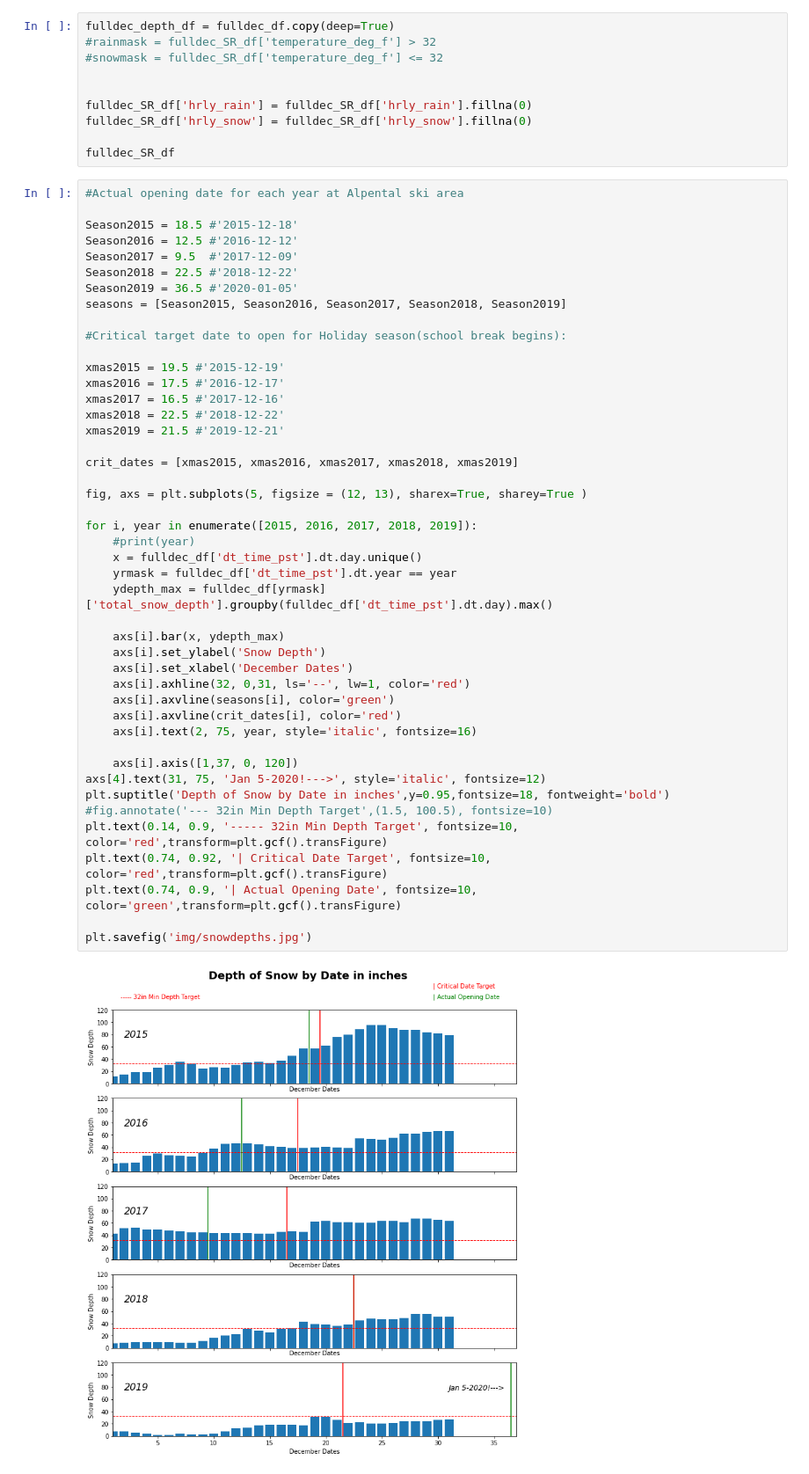
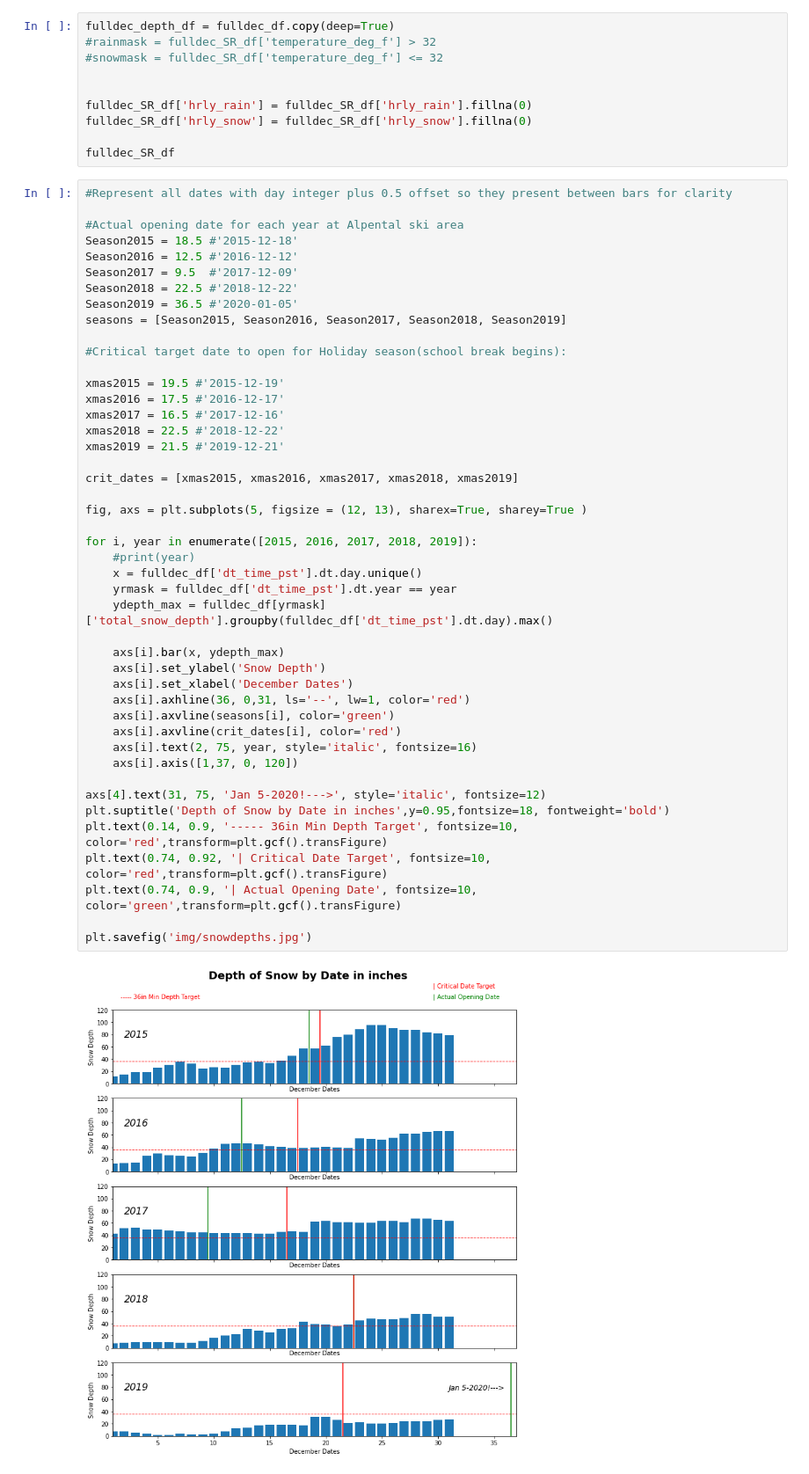
Before and after one commit to mryman/December-Ski-Conditions, a Jupyter notebook: NWAC_data.ipynb, the cells around one changed output. Shown at 88% size. Cells and saved outputs as stored; diff of their text form.

```diff
--- a/NWAC_data.ipynb
+++ b/NWAC_data.ipynb
@@ -218,8 +248,9 @@ fulldec_SR_df['hrly_snow'] = fulldec_SR_df['hrly_snow'].fillna(0)
 
 fulldec_SR_df
 # %%
+#Represent all dates with day integer plus 0.5 offset so they present between bars for clarity
+
 #Actual opening date for each year at Alpental ski area
-
 Season2015 = 18.5 #'2015-12-18'
 Season2016 = 12.5 #'2016-12-12'
 Season2017 = 9.5  #'2017-12-09'
@@ -232,35 +263,34 @@ seasons = [Season2015, Season2016, Season2017, Season2018, Season2019]
 xmas2015 = 19.5 #'2015-12-19'
 xmas2016 = 17.5 #'2016-12-17'
 xmas2017 = 16.5 #'2017-12-16'
 xmas2018 = 22.5 #'2018-12-22'
 xmas2019 = 21.5 #'2019-12-21'
 
 crit_dates = [xmas2015, xmas2016, xmas2017, xmas2018, xmas2019]
 
 fig, axs = plt.subplots(5, figsize = (12, 13), sharex=True, sharey=True )
 
 for i, year in enumerate([2015, 2016, 2017, 2018, 2019]):
     #print(year)
     x = fulldec_df['dt_time_pst'].dt.day.unique()
     yrmask = fulldec_df['dt_time_pst'].dt.year == year
     ydepth_max = fulldec_df[yrmask]['total_snow_depth'].groupby(fulldec_df['dt_time_pst'].dt.day).max()
 
     axs[i].bar(x, ydepth_max)
     axs[i].set_ylabel('Snow Depth')
     axs[i].set_xlabel('December Dates')
-    axs[i].axhline(32, 0,31, ls='--', lw=1, color='red')
+    axs[i].axhline(36, 0,31, ls='--', lw=1, color='red')
     axs[i].axvline(seasons[i], color='green')
     axs[i].axvline(crit_dates[i], color='red')
     axs[i].text(2, 75, year, style='italic', fontsize=16)
+    axs[i].axis([1,37, 0, 120])
 
-    axs[i].axis([1,37, 0, 120])
 axs[4].text(31, 75, 'Jan 5-2020!--->', style='italic', fontsize=12)
 plt.suptitle('Depth of Snow by Date in inches',y=0.95,fontsize=18, fontweight='bold')
-#fig.annotate('--- 32in Min Depth Target',(1.5, 100.5), fontsize=10)
-plt.text(0.14, 0.9, '----- 32in Min Depth Target', fontsize=10, color='red',transform=plt.gcf().transFigure)
+plt.text(0.14, 0.9, '----- 36in Min Depth Target', fontsize=10, color='red',transform=plt.gcf().transFigure)
 plt.text(0.74, 0.92, '| Critical Date Target', fontsize=10, color='red',transform=plt.gcf().transFigure)
 plt.text(0.74, 0.9, '| Actual Opening Date', fontsize=10, color='green',transform=plt.gcf().transFigure)
 
 plt.savefig('img/snowdepths.jpg')
 # %% [output]
-[figure, old version]
+[figure, new version]
```
Also changed, not shown: parts of 4 cells of this notebook, 2 other files.
